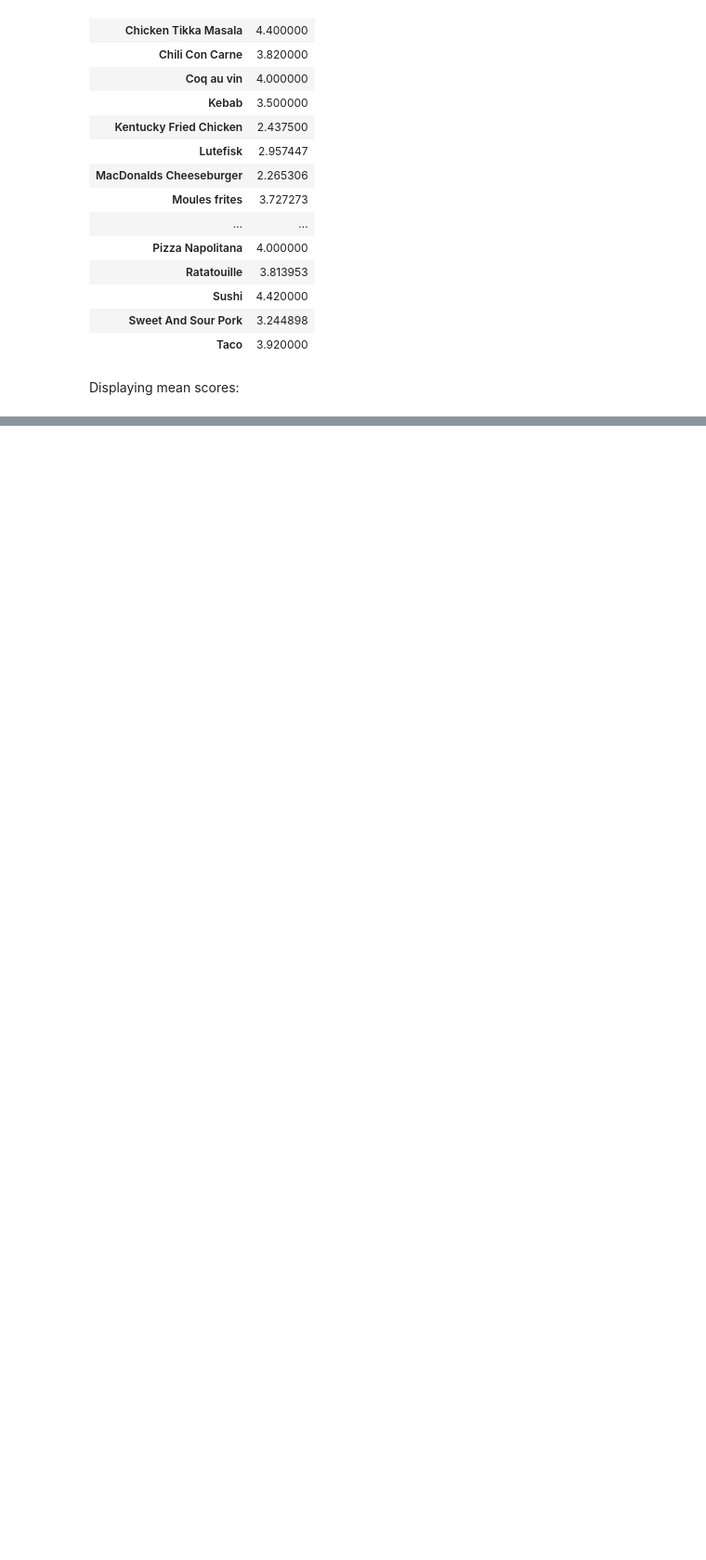
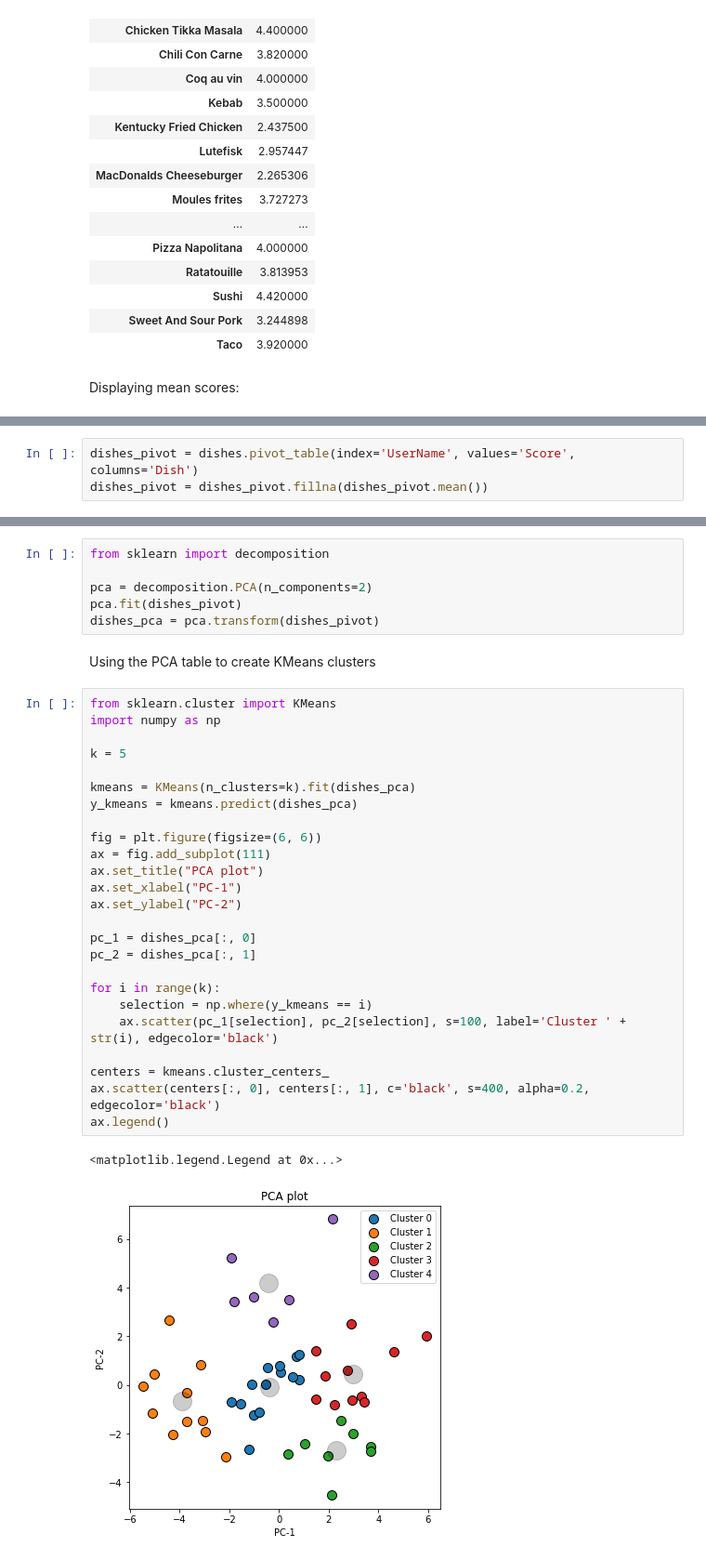
Before and after one commit to torbjbak/BigData, a Jupyter notebook: Exercise 4 - KNN and decision trees/Dishes.ipynb, the cells around one changed output, grey strips where cells are left out. Shown: that part at 93% size. Drawn from its saved outputs; the diff is of its cells as text; blank space fills up the shorter version.

```diff
--- a/Exercise 4 - KNN and decision trees/Dishes.ipynb
+++ b/Exercise 4 - KNN and decision trees/Dishes.ipynb
@@ -55,0 +61,3 @@ Text(0, 0.5, 'Mean score')
+# %%
+dishes_pivot = dishes.pivot_table(index='UserName', values='Score', columns='Dish')
+dishes_pivot = dishes_pivot.fillna(dishes_pivot.mean())
@@ -55,0 +66,36 @@ Text(0, 0.5, 'Mean score')
+# %%
+from sklearn import decomposition
+
+pca = decomposition.PCA(n_components=2)
+pca.fit(dishes_pivot)
+dishes_pca = pca.transform(dishes_pivot)
+# %% [markdown]
+Using the PCA table to create KMeans clusters
+# %%
+from sklearn.cluster import KMeans
+import numpy as np
+
+k = 5
+
+kmeans = KMeans(n_clusters=k).fit(dishes_pca)
+y_kmeans = kmeans.predict(dishes_pca)
+
+fig = plt.figure(figsize=(6, 6))
+ax = fig.add_subplot(111)
+ax.set_title("PCA plot")
+ax.set_xlabel("PC-1")
+ax.set_ylabel("PC-2")
+
+pc_1 = dishes_pca[:, 0]
+pc_2 = dishes_pca[:, 1]
+
+for i in range(k):
+    selection = np.where(y_kmeans == i)
+    ax.scatter(pc_1[selection], pc_2[selection], s=100, label='Cluster ' + str(i), edgecolor='black')
+
+centers = kmeans.cluster_centers_
+ax.scatter(centers[:, 0], centers[:, 1], c='black', s=400, alpha=0.2, edgecolor='black')
+ax.legend()
+# %% [output]
+<matplotlib.legend.Legend at 0x...>
+[figure, added]
```
Also changed, not shown: parts of 7 cells of this notebook.
